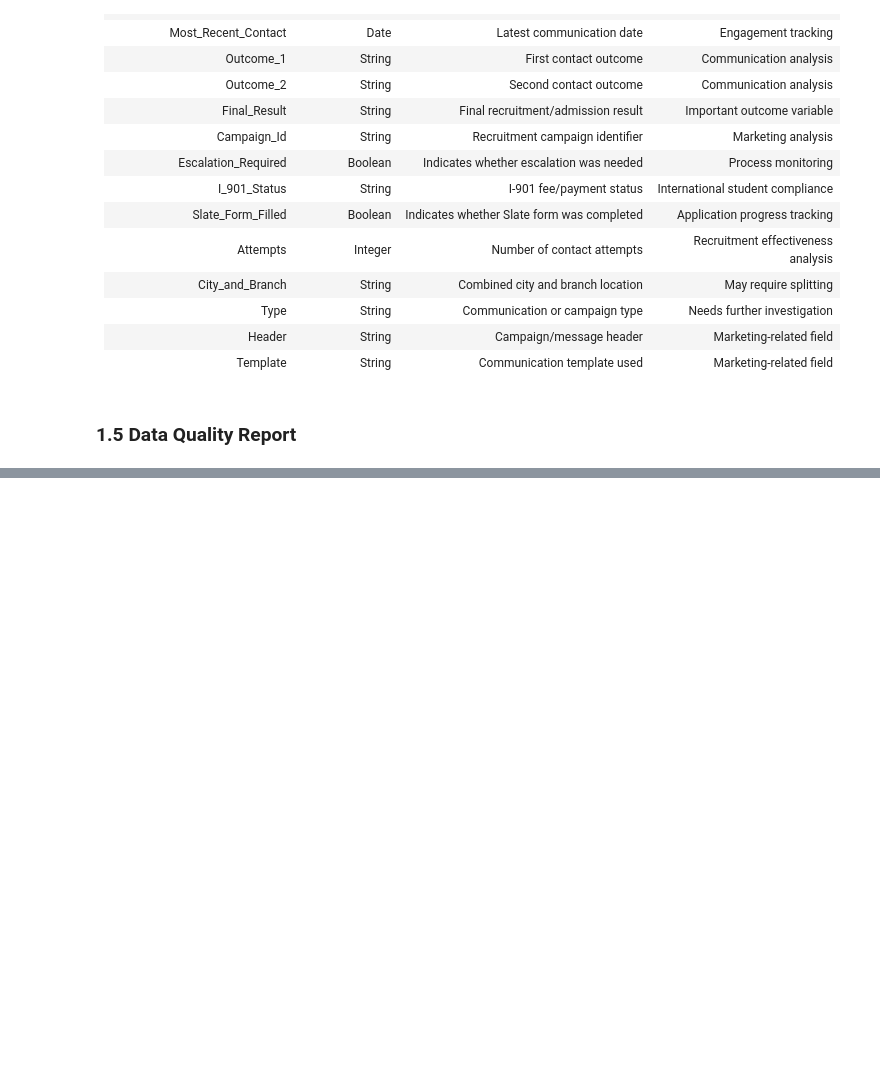
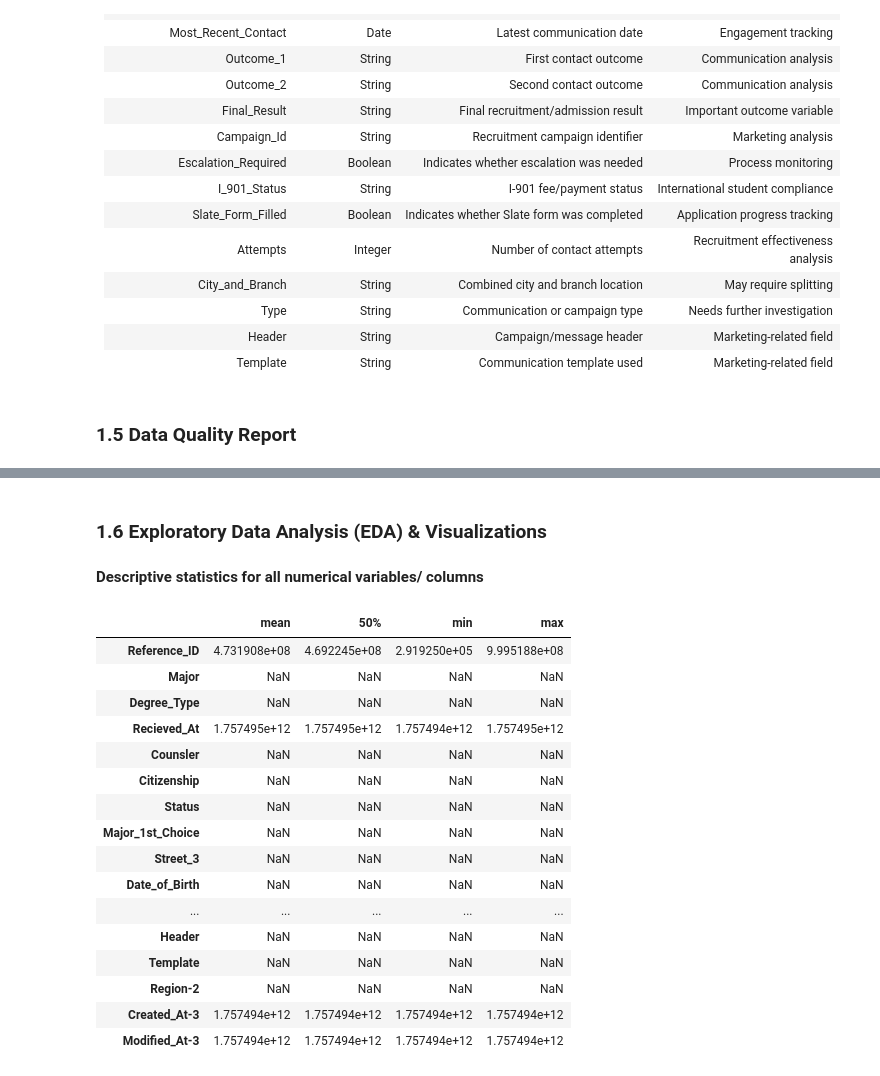
Before and after one commit to Davis-Azangu-DataAnalyst/SchoolRecords, a Jupyter notebook: my-notebook.ipynb, the cells around one changed output, grey strips where cells are left out. Drawn from its saved outputs; the diff is of its cells as text; code cells hidden in the pictures; blank space fills up the shorter version.

```diff
--- a/my-notebook.ipynb
+++ b/my-notebook.ipynb
@@ -174,0 +187,26 @@ Counsler → should be Counselor.
+# %% [markdown]
+### **1.6 Exploratory Data Analysis (EDA) & Visualizations**
+# %% [markdown]
+**Descriptive statistics for all numerical variables/ columns**
+# %%
+num_cols = df.select_dtypes(include=['int64', 'float64']).columns
+
+df[num_cols].describe().T[['mean', '50%', 'min', 'max']]
+# %% [output]
+|  | mean | 50% | min | max |
+| Reference_ID | 4.731908e+08 | 4.692245e+08 | 2.919250e+05 | 9.995188e+08 |
+| Major | NaN | NaN | NaN | NaN |
+| Degree_Type | NaN | NaN | NaN | NaN |
+| Recieved_At | 1.757495e+12 | 1.757495e+12 | 1.757494e+12 | 1.757495e+12 |
+| Counsler | NaN | NaN | NaN | NaN |
+| Citizenship | NaN | NaN | NaN | NaN |
+| Status | NaN | NaN | NaN | NaN |
+| Major_1st_Choice | NaN | NaN | NaN | NaN |
+| Street_3 | NaN | NaN | NaN | NaN |
+| Date_of_Birth | NaN | NaN | NaN | NaN |
+| ... | ... | ... | ... | ... |
+| Header | NaN | NaN | NaN | NaN |
+| Template | NaN | NaN | NaN | NaN |
+| Region-2 | NaN | NaN | NaN | NaN |
+| Created_At-3 | 1.757494e+12 | 1.757494e+12 | 1.757494e+12 | 1.757494e+12 |
+| Modified_At-3 | 1.757494e+12 | 1.757494e+12 | 1.757494e+12 | 1.757494e+12 |
```
Also changed, not shown: parts of 13 cells of this notebook.
